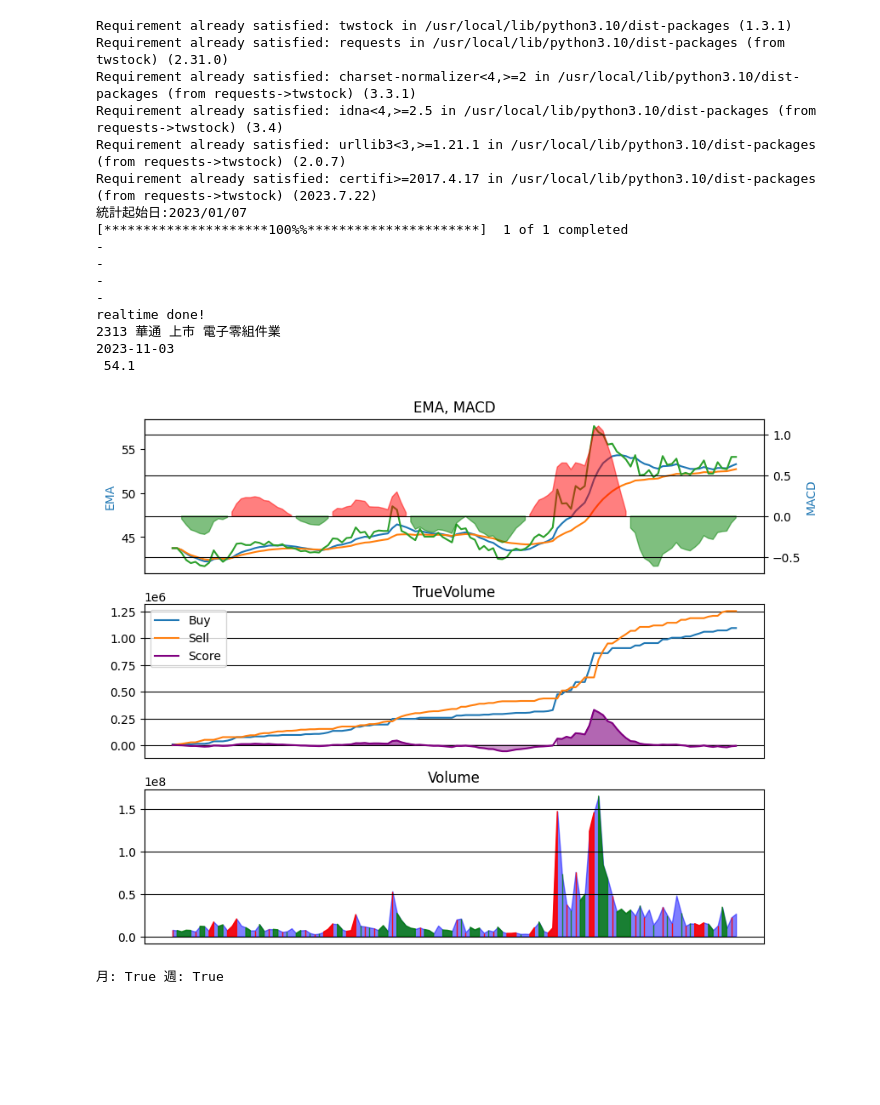
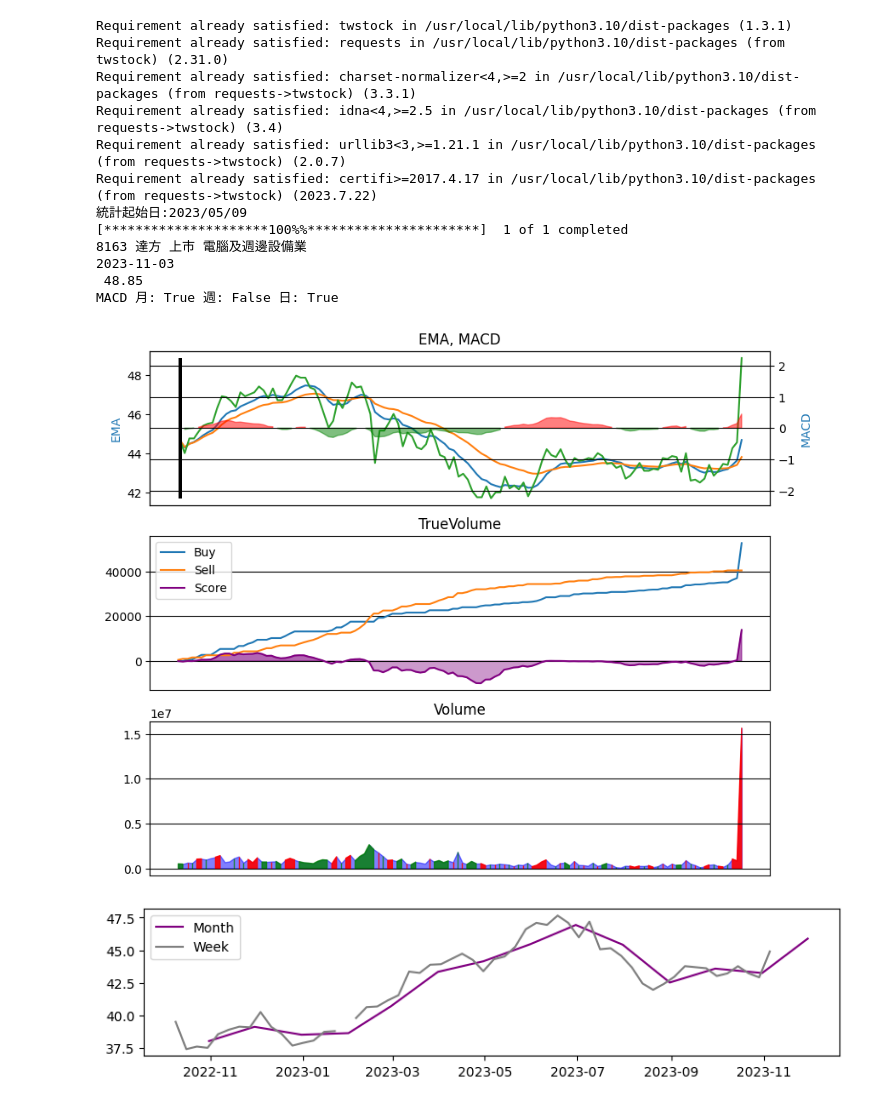
Before and after one commit to tzoung-yu/TrueVolume, a Jupyter notebook: TrueVolume_RT_1上市上櫃.ipynb, the cells around one changed output. Drawn from its saved outputs; the diff is of its cells as text; code cells hidden in the pictures; blank space fills up the shorter version.

```diff
--- a/TrueVolume_RT_1上市上櫃.ipynb
+++ b/TrueVolume_RT_1上市上櫃.ipynb
@@ -14,10 +14,10 @@ import time
 import yfinance as yf
 
 #股票代號
-stoid="華通"
+stoid="達方"
 
 thisday = datetime.today()
-day_start = thisday - timedelta(days=300)
+day_start = thisday - timedelta(days=400)
 draw_start = thisday - timedelta(days=180)
 #day_start = thisday.replace(month=1, day=1)
 
@@ -120,6 +120,10 @@ def TrueVol(pd):
   ax1.plot(clo)
   ax2.fill_between(x, histogram, where=(histogram<0), color='green', alpha=0.5)
   ax2.fill_between(x, histogram, where=(histogram>0), color='red', alpha=0.5)
+  mm = max(abs(histogram))*5
+  xx = [0, 0]
+  h = [0-mm, mm]
+  plt.bar(xx, height=h, color='black',linewidth=0)
   plt.title('EMA, MACD')
   plt.gca().xaxis.set_ticks([])
   plt.grid(color='black')
@@ -148,8 +152,6 @@ def TrueVol(pd):
   plt.gca().xaxis.set_ticks([])
   plt.grid(color='black')
 
-  plt.show()
-
   df1 = pd.set_index('Date')
   # 計算月線EMA
   mEma12 = df1['Close'].resample('M').mean().ewm(span=12).mean()
@@ -170,8 +172,19 @@ def TrueVol(pd):
   WUP=False
   if wHisto.iloc[-1]>0:
     WUP = True
+  DUP=False
+  if histogram.iloc[-1]>0:
+    DUP = True
 
-  print('月:',MUP,'週:',WUP)
+  print('MACD 月:',MUP,'週:',WUP, '日:', DUP)
+
+  mpl.rcParams["figure.figsize"] = (9.4, 2)
+  plt.figure()
+  plt.plot(df1['Close'].resample('M').mean(), color='purple', label='Month')
+  plt.plot(df1['Close'].resample('W').mean(), color='gray', label='Week')
+  plt.legend()
+
+  plt.show()
 
 def keep_first_line(text):
     lines = text.splitlines()
@@ -200,7 +213,7 @@ if(nn.market[0]=='上櫃'):
   data1 = data1.drop(['Turnover', 'Change', 'Transaction'], axis=1)
 
 if(nn.market[0]=='上市'):
-  print("統計起始日:"+day_start.strftime("%Y/%m/%d"))
+  print("統計起始日:"+draw_start.strftime("%Y/%m/%d"))
   data1 = yf.download(stoid+'.TW',start=day_start, end=thisday)
   data1 = data1.drop(['Adj Close'], axis=1)
   data1 = data1.reset_index(drop=False)
@@ -238,40 +251,36 @@ while(is_working_hour and realdone == False):
           data1.loc[len(data1)] = [datetime.strptime(tt2,"%Y-%m-%d"), int(rtv)*1000, float(ropen),float(rhigh),float(rlow),float(rlp)]
         if(nn.market[0]=='上市'):
           data1.loc[len(data1)] = [datetime.strptime(tt2,"%Y-%m-%d"), float(ropen),float(rhigh),float(rlow),float(rlp), int(rtv)*1000]
       print("realtime done!")
       realdone = True
     else:
       print(rlp)
   if realdone==False:
     time.sleep(5)
 
 print(stoid, nn.name[0], nn.market[0],nn.group[0])
 
 df=data1.tail(1)
 tt1=str(df["Date"])
 tt1= keep_first_line(tt1)
 print(tt1[-10:])
 tt1=str(round(df["Close"],2))
 tt1= keep_first_line(tt1)
 print(tt1[6:])
 
 TrueVol(data1)
 # %% [output]
 Requirement already satisfied: twstock in /usr/local/lib/python3.10/dist-packages (1.3.1)
 Requirement already satisfied: requests in /usr/local/lib/python3.10/dist-packages (from twstock) (2.31.0)
 Requirement already satisfied: charset-normalizer<4,>=2 in /usr/local/lib/python3.10/dist-packages (from requests->twstock) (3.3.1)
 Requirement already satisfied: idna<4,>=2.5 in /usr/local/lib/python3.10/dist-packages (from requests->twstock) (3.4)
 Requirement already satisfied: urllib3<3,>=1.21.1 in /usr/local/lib/python3.10/dist-packages (from requests->twstock) (2.0.7)
 Requirement already satisfied: certifi>=2017.4.17 in /usr/local/lib/python3.10/dist-packages (from requests->twstock) (2023.7.22)
-統計起始日:2023/01/07
+統計起始日:2023/05/09
 [*********************100%%**********************]  1 of 1 completed
--
--
--
--
-realtime done!
-2313 華通 上市 電子零組件業
+8163 達方 上市 電腦及週邊設備業
 2023-11-03
- 54.1
+ 48.85
+MACD 月: True 週: False 日: True
-[figure, old version]
+[figure, new version]
-月: True 週: True
+[figure, added]
```
